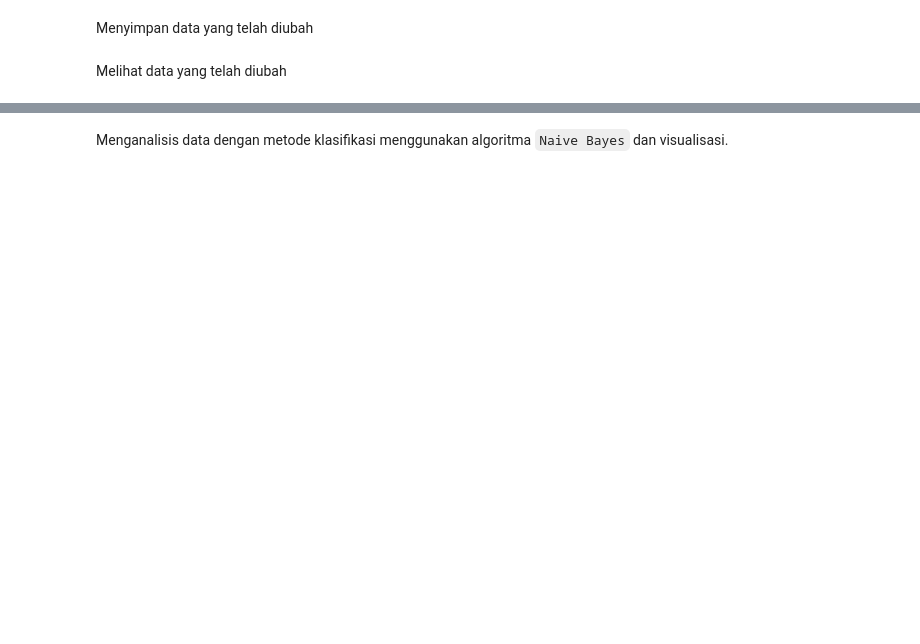
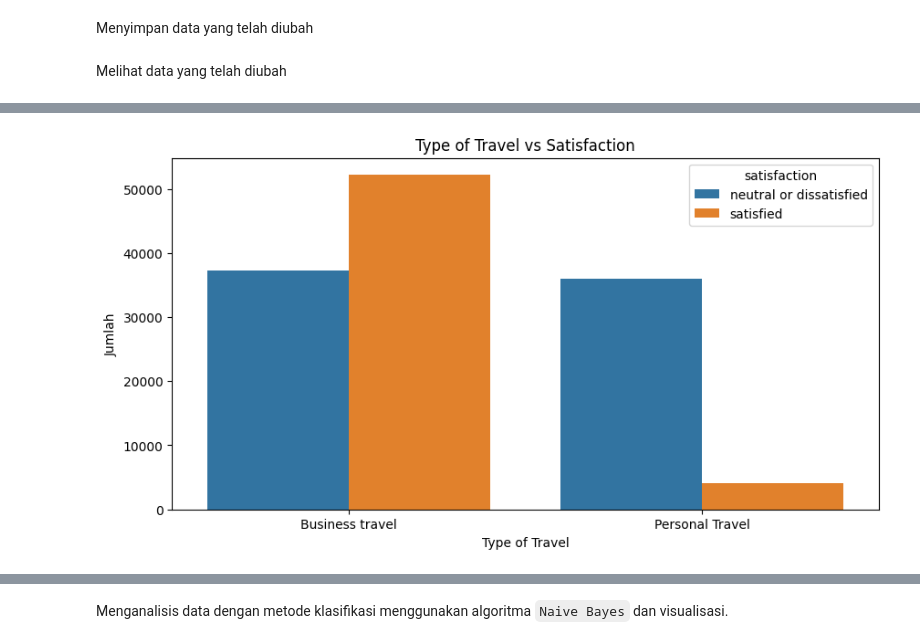
Before and after one commit to Dzoel31/Data-Mining-Classification-Clustering, a Jupyter notebook: Project_UAS_DMDW.ipynb, the cells around one changed output, grey strips where cells are left out. Saved outputs shown, nothing was run; the diff lists cells and outputs as text; code cells hidden in the pictures; blank space fills up the shorter version.

```diff
--- a/Project_UAS_DMDW.ipynb
+++ b/Project_UAS_DMDW.ipynb
@@ -437,0 +500,4 @@ df_merge
+# %%
+df_travel = df_merge.groupby(['Type of Travel', 'satisfaction']).agg({'satisfaction': 'count'}).rename(columns={'satisfaction': 'Jumlah'})
+df_travel.reset_index(inplace=True)
+df_travel
@@ -437,0 +510,7 @@ df_merge
+# %%
+plt.figure(figsize=(10, 5))
+sns.barplot(x='Type of Travel', y='Jumlah', hue='satisfaction', data=df_travel)
+plt.title('Type of Travel vs Satisfaction')
+plt.show()
+# %% [output]
+[figure, added]
```
Also changed, not shown: parts of 67 cells of this notebook, 2 other files.
